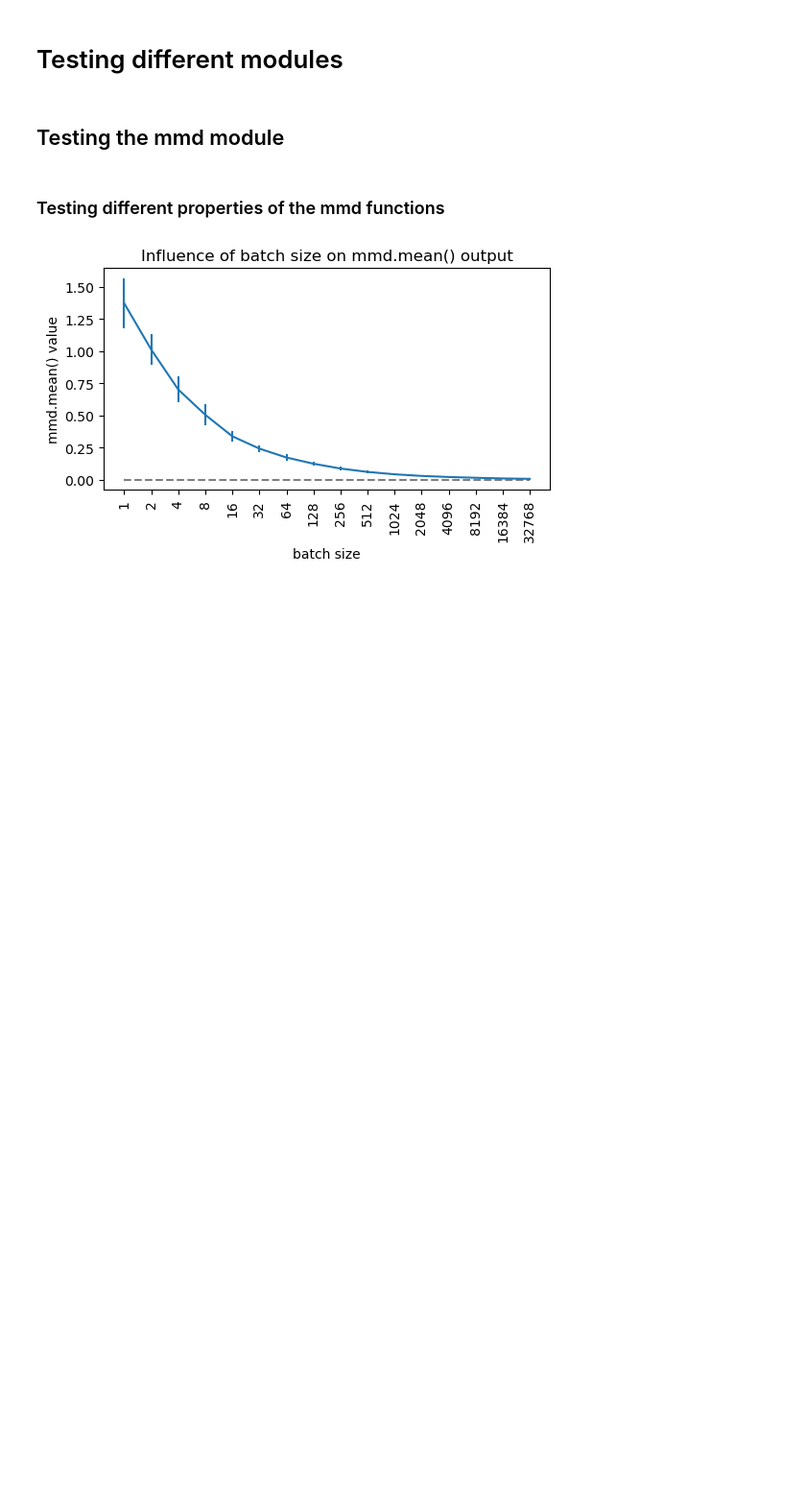
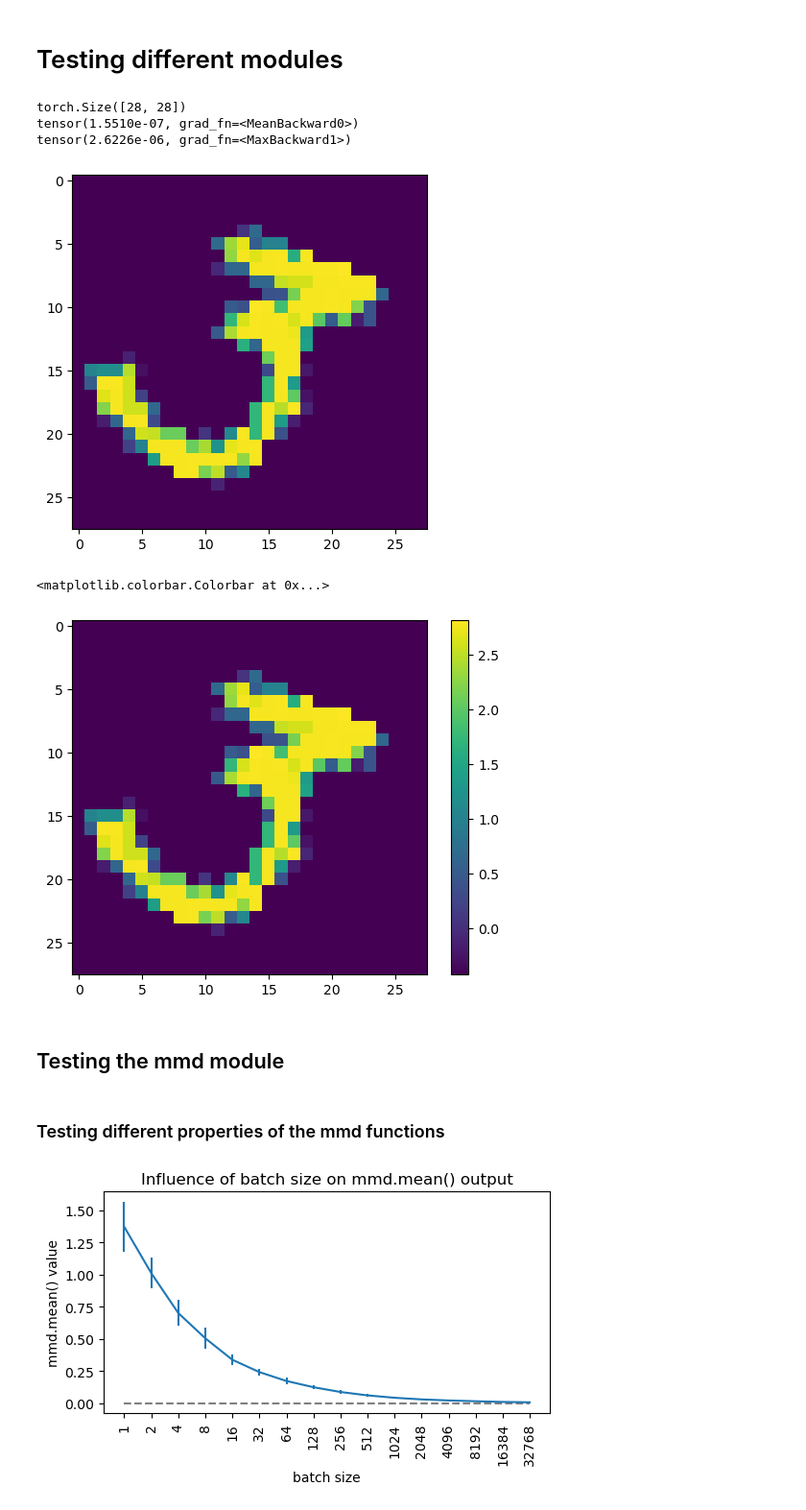
Before and after one commit to Fjallripa/Rotated-cINN, a Jupyter notebook: rotated_cinn/code_tests/test_other.ipynb, the cells around one changed output. Shown at 96% size. Drawn from its saved outputs; the diff is of its cells as text; code cells hidden in the pictures; blank space fills up the shorter version.

```diff
--- a/rotated_cinn/code_tests/test_other.ipynb
+++ b/rotated_cinn/code_tests/test_other.ipynb
@@ -7,6 +7,41 @@ import matplotlib.pyplot as plt
 
 import path
 from modules import loss
+# %%
+import torch
+import matplotlib.pyplot as plt
+
+import path
+from modules.model import Rotated_cINN
+from modules.data import RotatedMNIST
+
+dataset_name = "eval_default"
+dataset_path = path.package_directory + "/datasets"
+
+cinn = Rotated_cINN()
+dataset = torch.load(f"{dataset_path}/test_{dataset_name}.pt")
+
+
+data, targets, *_ = dataset[:100]
+latent,_ = cinn.forward(data, targets)
+reconstructed, _ = cinn.reverse(latent, targets)
+# %%
+#print(data.shape, reconstructed.shape)
+print(reconstructed[0, 0].shape)
+print(torch.mean(torch.abs(data - reconstructed.squeeze())))
+print(torch.max(torch.abs(data - reconstructed.squeeze())))
+
+plt.imshow(data[0].detach().numpy())
+plt.show()
+plt.imshow(reconstructed[0, 0].detach().numpy())
+plt.colorbar()
+# %% [output]
+torch.Size([28, 28])
+tensor(1.5510e-07, grad_fn=<MeanBackward0>)
+tensor(2.6226e-06, grad_fn=<MaxBackward1>)
+[figure, added]
+<matplotlib.colorbar.Colorbar at 0x...>
+[figure, added]
 # %% [markdown]
 ## Testing the mmd module
 # %%
```
Also changed, not shown: 8 other files.
